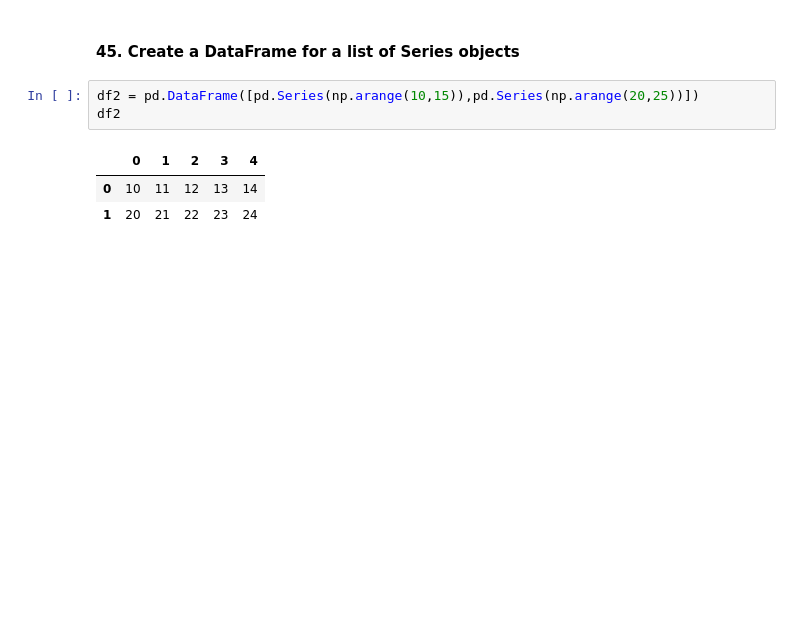
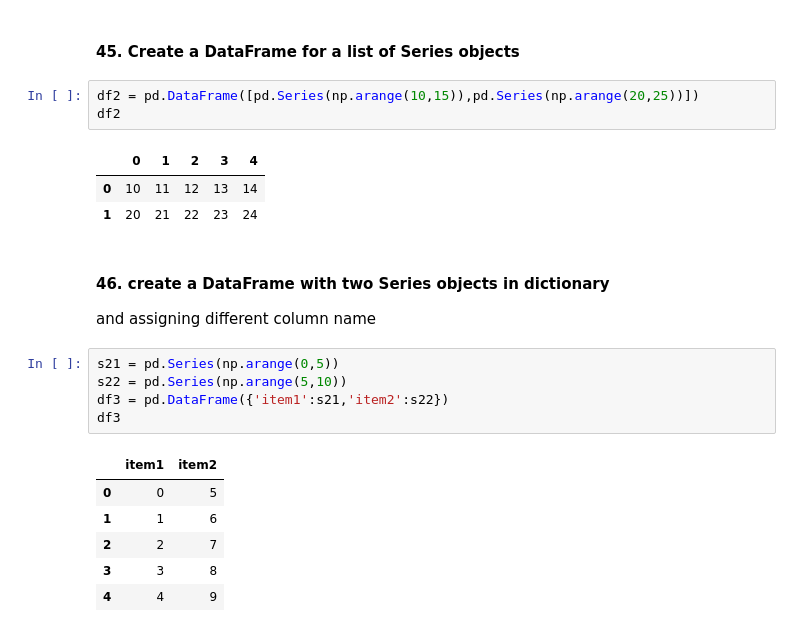
Before and after one commit to Muhammad-Usama-07/Data-Science-Journey, a Jupyter notebook: PandasWork.ipynb, the cells around one changed output. Drawn from its saved outputs; the diff is of its cells as text; blank space fills up the shorter version.

Commit message:
46. Create a DataFrame with two Series objects in dictionary  and assigning different column name

```diff
--- a/PandasWork.ipynb
+++ b/PandasWork.ipynb
@@ -775,3 +775,18 @@ df2
 |  | 0 | 1 | 2 | 3 | 4 |
 | 0 | 10 | 11 | 12 | 13 | 14 |
 | 1 | 20 | 21 | 22 | 23 | 24 |
+# %% [markdown]
+#### 46. create a DataFrame with two Series objects in dictionary
+ and assigning different column name
+# %%
+s21 = pd.Series(np.arange(0,5))
+s22 = pd.Series(np.arange(5,10))
+df3 = pd.DataFrame({'item1':s21,'item2':s22})
+df3
+# %% [output]
+|  | item1 | item2 |
+| 0 | 0 | 5 |
+| 1 | 1 | 6 |
+| 2 | 2 | 7 |
+| 3 | 3 | 8 |
+| 4 | 4 | 9 |
```
